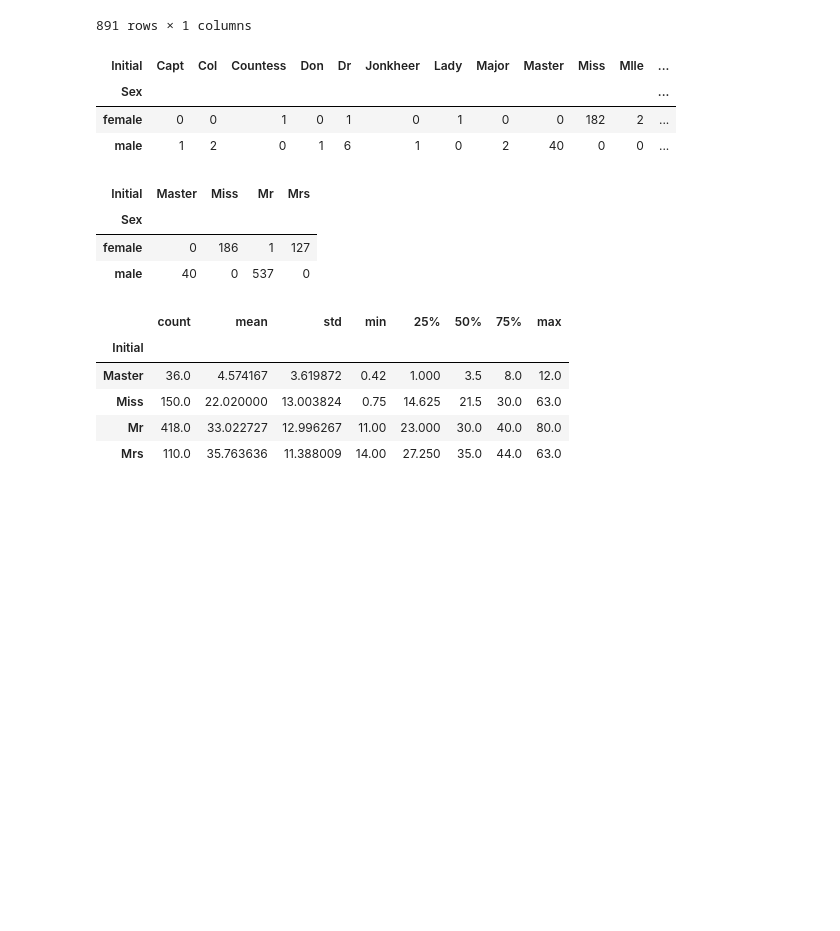
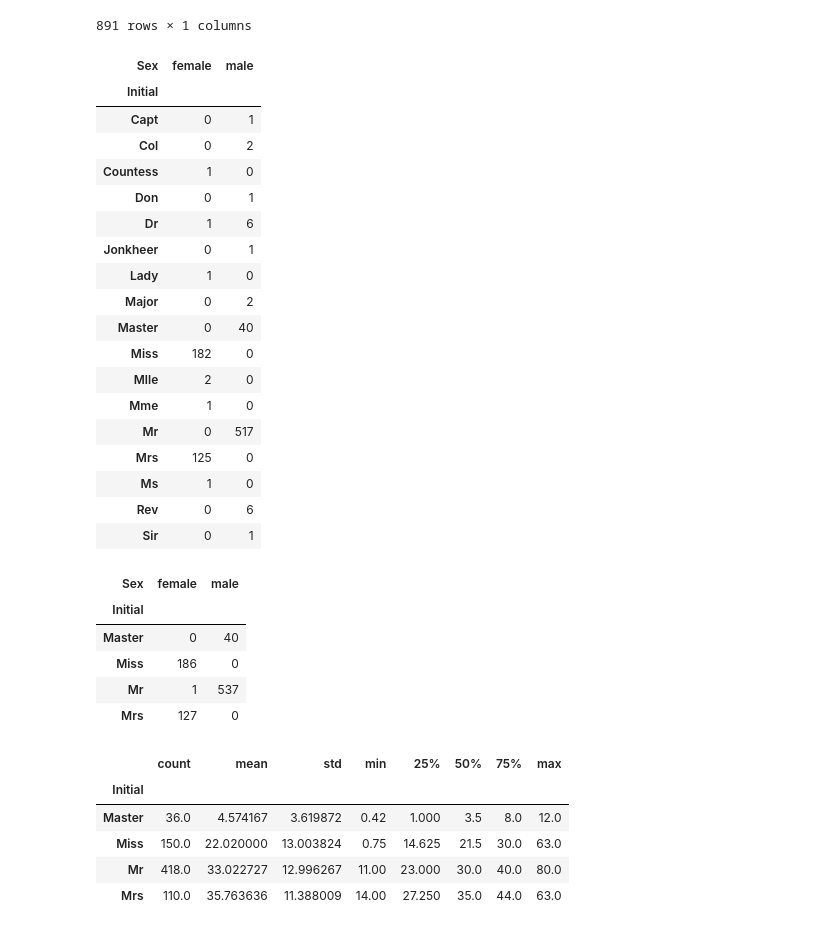
Before and after one commit to wer2956/Midterm_ML, a Jupyter notebook: ML_프로젝트_보고서_코드.ipynb, the cells around one changed output. Saved outputs shown, nothing was run; the diff lists cells and outputs as text; code cells hidden in the pictures; blank space fills up the shorter version.

```diff
--- a/Fin.ipynb
+++ b/ML_프로젝트_보고서_코드.ipynb
@@ -165,21 +181,38 @@ data['Name'].to_frame()
 | 890 | Dooley, Mr. Patrick |
 891 rows × 1 columns
 # %%
-pd.crosstab(data.Initial,data.Sex).T.style.background_gradient(cmap='summer_r')
+pd.crosstab(data.Initial,data.Sex)
 # %% [output]
-| Initial | Capt | Col | Countess | Don | Dr | Jonkheer | Lady | Major | Master | Miss | Mlle | ... |
-| Sex |  |  |  |  |  |  |  |  |  |  |  | ... |
-| female | 0 | 0 | 1 | 0 | 1 | 0 | 1 | 0 | 0 | 182 | 2 | ... |
-| male | 1 | 2 | 0 | 1 | 6 | 1 | 0 | 2 | 40 | 0 | 0 | ... |
+| Sex | female | male |
+| Initial |  |  |
+| Capt | 0 | 1 |
+| Col | 0 | 2 |
+| Countess | 1 | 0 |
+| Don | 0 | 1 |
+| Dr | 1 | 6 |
+| Jonkheer | 0 | 1 |
+| Lady | 1 | 0 |
+| Major | 0 | 2 |
+| Master | 0 | 40 |
+| Miss | 182 | 0 |
+| Mlle | 2 | 0 |
+| Mme | 1 | 0 |
+| Mr | 0 | 517 |
+| Mrs | 125 | 0 |
+| Ms | 1 | 0 |
+| Rev | 0 | 6 |
+| Sir | 0 | 1 |
 # %%
 # 기존 17개의 호칭을 4개의 호칭으로 나이에 따라 정리함
 data['Initial'].replace(['Sir', 'Dr', 'Don', 'Capt', 'Jonkheer', 'Rev', 'Col', 'Major', 'Mme', 'Countess', 'Lady', 'Mlle', 'Ms'],['Mr', 'Mr', 'Mr', 'Mr', 'Mr', 'Mr', 'Mr', 'Mr', 'Mrs', 'Mrs', 'Miss', 'Miss', 'Miss'],inplace=True)
-pd.crosstab(data.Initial,data.Sex).T.style.background_gradient(cmap='summer_r')
+pd.crosstab(data.Initial,data.Sex)
 # %% [output]
-| Initial | Master | Miss | Mr | Mrs |
-| Sex |  |  |  |  |
-| female | 0 | 186 | 1 | 127 |
-| male | 40 | 0 | 537 | 0 |
+| Sex | female | male |
+| Initial |  |  |
+| Master | 0 | 40 |
+| Miss | 186 | 0 |
+| Mr | 1 | 537 |
+| Mrs | 127 | 0 |
 # %%
 data.groupby('Initial')['Age'].describe()
 # %% [output]
```
Also changed, not shown: parts of 36 cells of this notebook, 1 other file.
